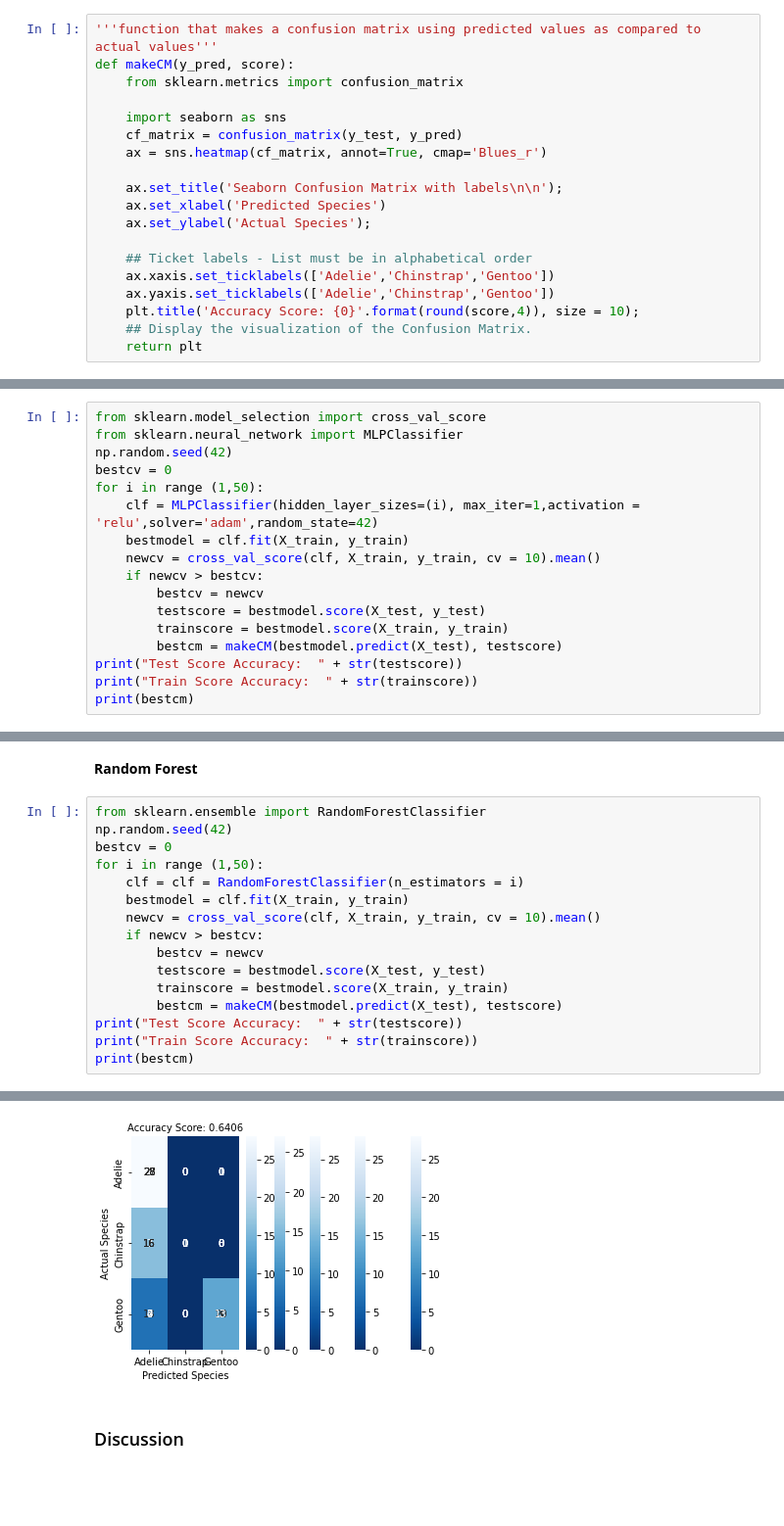
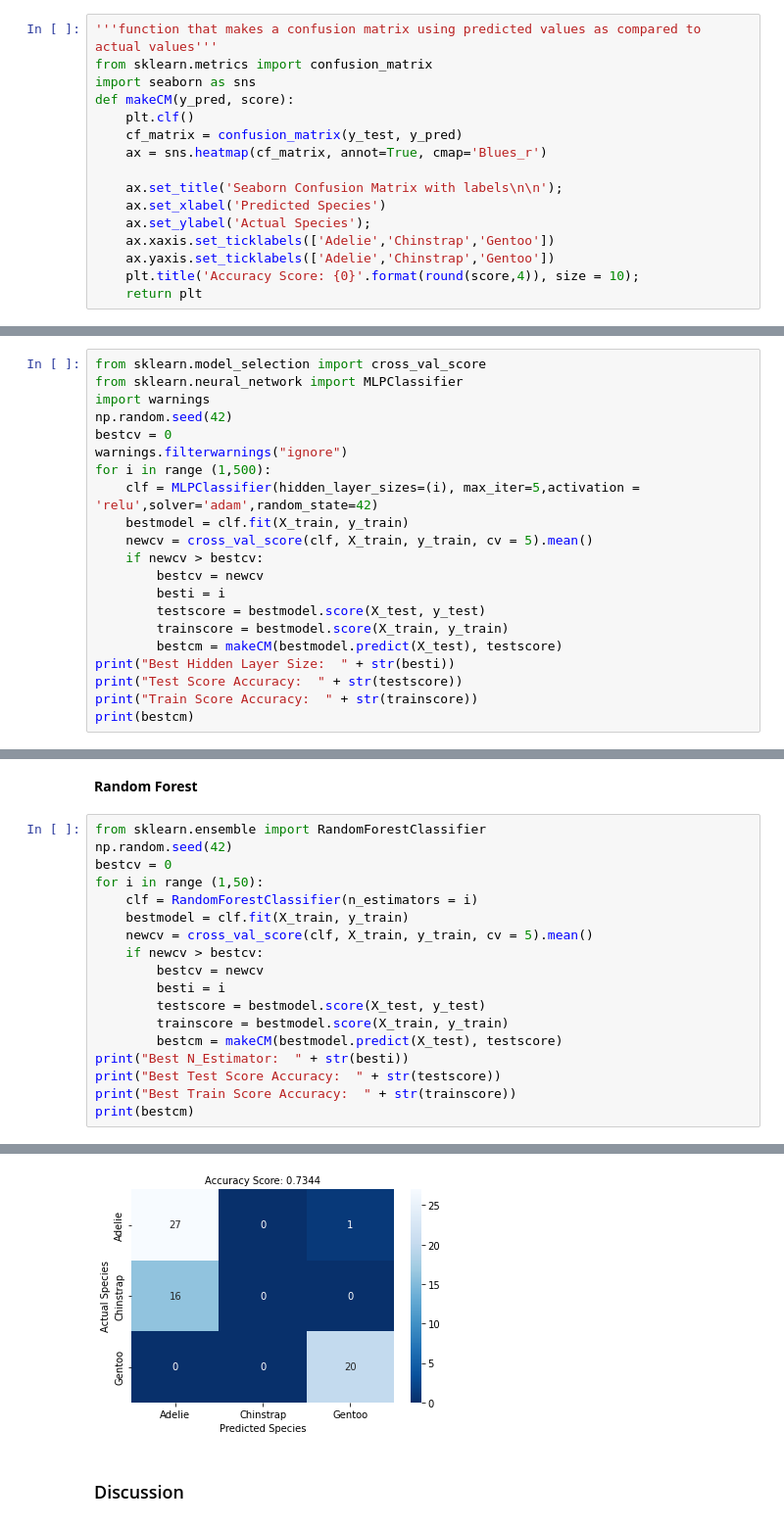
Before and after one commit to ryankkien/penguinsproject, a Jupyter notebook: penguinsproject.ipynb, the cells around one changed output, grey strips where cells are left out. Shown at 98% size. Cells and saved outputs as stored; diff of their text form; blank space fills up the shorter version.

```diff
--- a/penguinsproject.ipynb
+++ b/penguinsproject.ipynb
@@ -200,39 +200,40 @@ y_train = y_train['Species'].to_list()
 y_test = y_test['Species'].to_list()
 # %%
 '''function that makes a confusion matrix using predicted values as compared to actual values'''
+from sklearn.metrics import confusion_matrix
+import seaborn as sns
 def makeCM(y_pred, score):
-    from sklearn.metrics import confusion_matrix
-
-    import seaborn as sns
+    plt.clf()
     cf_matrix = confusion_matrix(y_test, y_pred)
     ax = sns.heatmap(cf_matrix, annot=True, cmap='Blues_r')
 
     ax.set_title('Seaborn Confusion Matrix with labels\n\n');
     ax.set_xlabel('Predicted Species')
     ax.set_ylabel('Actual Species');
-
-    ## Ticket labels - List must be in alphabetical order
     ax.xaxis.set_ticklabels(['Adelie','Chinstrap','Gentoo'])
     ax.yaxis.set_ticklabels(['Adelie','Chinstrap','Gentoo'])
     plt.title('Accuracy Score: {0}'.format(round(score,4)), size = 10);
-    ## Display the visualization of the Confusion Matrix.
     return plt
 # %% [markdown]
 Neural Network
 # %%
 from sklearn.model_selection import cross_val_score
 from sklearn.neural_network import MLPClassifier
+import warnings
 np.random.seed(42)
 bestcv = 0
-for i in range (1,50):
-    clf = MLPClassifier(hidden_layer_sizes=(i), max_iter=1,activation = 'relu',solver='adam',random_state=42)
+warnings.filterwarnings("ignore")
+for i in range (1,500):
+    clf = MLPClassifier(hidden_layer_sizes=(i), max_iter=5,activation = 'relu',solver='adam',random_state=42)
     bestmodel = clf.fit(X_train, y_train)
-    newcv = cross_val_score(clf, X_train, y_train, cv = 10).mean()
+    newcv = cross_val_score(clf, X_train, y_train, cv = 5).mean()
     if newcv > bestcv:
         bestcv = newcv
+        besti = i
         testscore = bestmodel.score(X_test, y_test)
         trainscore = bestmodel.score(X_train, y_train)
         bestcm = makeCM(bestmodel.predict(X_test), testscore)
+print("Best Hidden Layer Size:  " + str(besti))
 print("Test Score Accuracy:  " + str(testscore))
 print("Train Score Accuracy:  " + str(trainscore))
 print(bestcm)
@@ -248,15 +250,17 @@ from sklearn.ensemble import RandomForestClassifier
 np.random.seed(42)
 bestcv = 0
 for i in range (1,50):
-    clf = clf = RandomForestClassifier(n_estimators = i)
+    clf = RandomForestClassifier(n_estimators = i)
     bestmodel = clf.fit(X_train, y_train)
-    newcv = cross_val_score(clf, X_train, y_train, cv = 10).mean()
+    newcv = cross_val_score(clf, X_train, y_train, cv = 5).mean()
     if newcv > bestcv:
         bestcv = newcv
+        besti = i
         testscore = bestmodel.score(X_test, y_test)
         trainscore = bestmodel.score(X_train, y_train)
         bestcm = makeCM(bestmodel.predict(X_test), testscore)
-print("Test Score Accuracy:  " + str(testscore))
-print("Train Score Accuracy:  " + str(trainscore))
+print("Best N_Estimator:  " + str(besti))
+print("Best Test Score Accuracy:  " + str(testscore))
+print("Best Train Score Accuracy:  " + str(trainscore))
 print(bestcm)
 # %% [output]
@@ -265,4 +270,4 @@ Train Score Accuracy:  0.9961538461538462
 <module 'matplotlib.pyplot' from 'C:\\Users\\Wiggles\\anaconda3\\lib\\site-packages\\matplotlib\\pyplot.py'>
-[figure, old version]
+[figure, new version]
 # %% [markdown]
 ### Discussion
```
Also changed, not shown: parts of 5 cells of this notebook.
